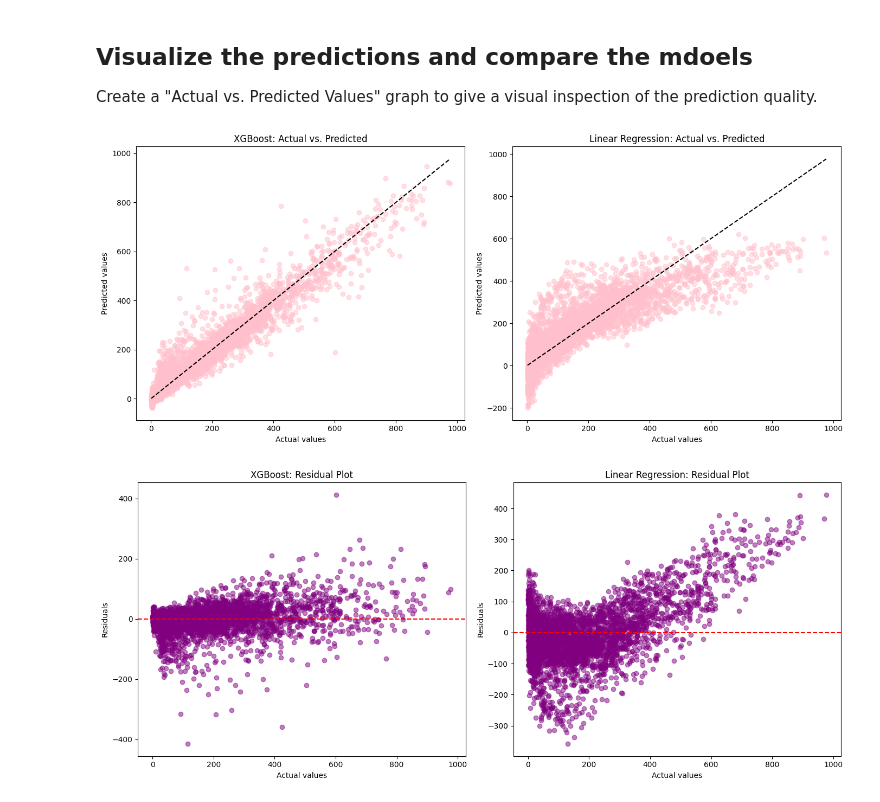
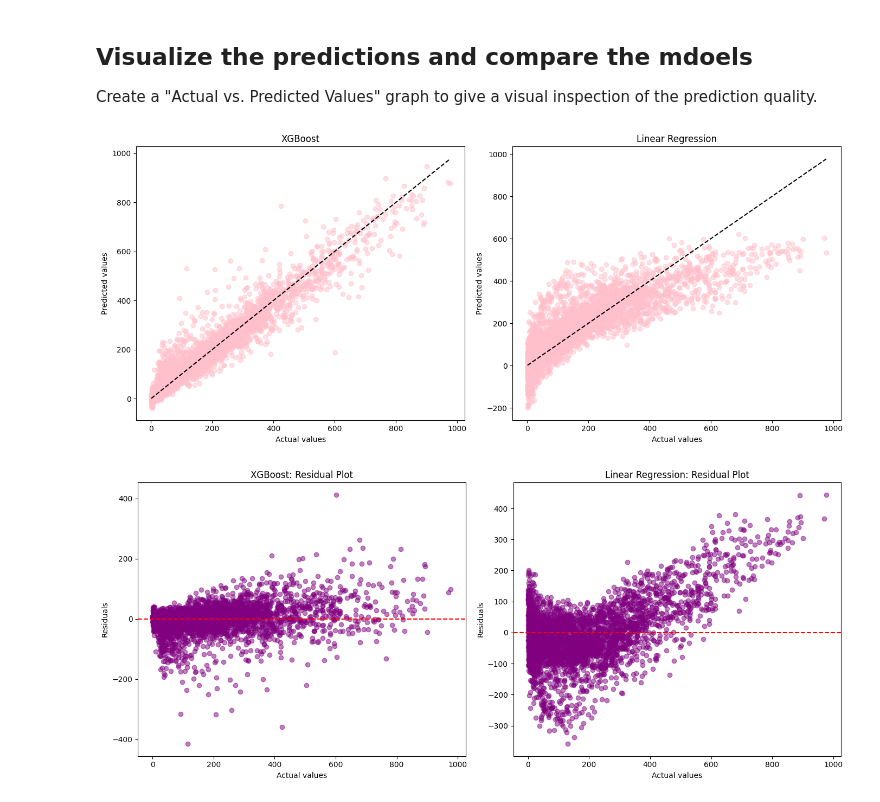
Before and after one commit to AnnaSolberg/AH2179, a Jupyter notebook: Exercise_2_regression_model/Assignment_1_Regression_model.ipynb, the cells around one changed output. Drawn from its saved outputs; the diff is of its cells as text; code cells hidden in the pictures.

```diff
--- a/Exercise_2_regression_model/Assignment_1_Regression_model.ipynb
+++ b/Exercise_2_regression_model/Assignment_1_Regression_model.ipynb
@@ -260,15 +218,3 @@ Best CV RMSE:
 # %% [markdown]
 ## Train the XGBoost and Linear regression models
 Now, create an XGBoost and linear regression model using the best parameters and train them using the training data.
-# %%
-# Your code here
-xgb_model = XGBRegressor(
-    learning_rate=0.1,
-    max_depth=7,
-    n_estimators=200,
-    subsample=0.8,
-    objective='reg:squarederror',
-    random_state=42
-)
-
-xgb_model.fit(X_train, y_train)
@@ -299,7 +232,7 @@ Use the trained models to make predictions on the test data and compare the perf
 # %%
 # Your code here
 # Make predictions on the test data
-xgb_predictions = xgb_model.predict(X_test)
+xgb_predictions = best_xgb_model.predict(X_test)
 linear_predictions = linear_model.predict(X_test)
 print(xgb_predictions[:10])
 print(linear_predictions[:10])
@@ -367,24 +297,50 @@ Create a "Actual vs. Predicted Values" graph to give a visual inspection of the
 # %%
 fig, axes = plt.subplots(1, 2, figsize=(14, 6))
 
-predictions = [xgb_predictions, linear_predictions]
-titles = ['XGBoost', 'Linear Regression']
+# XGBoost
+axes[0].scatter(
+    y_test,
+    xgb_predictions,
+    alpha=0.5,
+    color='pink'
+)
 
-for ax, pred, title in zip(axes, predictions, titles):
-    ax.scatter(y_test, pred, alpha=0.5, color='pink')
-    ax.plot(
-        [y_test.min(), y_test.max()],
-        [y_test.min(), y_test.max()],
-        linestyle='--', color='black'
-    )
-    ax.set_xlabel('Actual values')
-    ax.set_ylabel('Predicted values')
-    ax.set_title(f'{title}: Actual vs. Predicted')
+axes[0].plot(
+    [y_test.min(), y_test.max()],
+    [y_test.min(), y_test.max()],
+    linestyle='--',
+    color='black'
+)
+
+axes[0].set_xlabel('Actual values')
+axes[0].set_ylabel('Predicted values')
+axes[0].set_title('XGBoost')
+
+
+# Linear Regression
+axes[1].scatter(
+    y_test,
+    linear_predictions,
+    alpha=0.5,
+    color='pink'
+)
+
+axes[1].plot(
+    [y_test.min(), y_test.max()],
+    [y_test.min(), y_test.max()],
+    linestyle='--',
+    color='black'
+)
+
+axes[1].set_xlabel('Actual values')
+axes[1].set_ylabel('Predicted values')
+axes[1].set_title('Linear Regression')
+
 
 plt.tight_layout()
 plt.show()
 # %% [output]
-[figure, old version]
+[figure, new version]
 # %%
 xgb_residuals = y_test - xgb_predictions
 linear_residuals = y_test - linear_predictions
```
Also changed, not shown: parts of 10 cells of this notebook.
